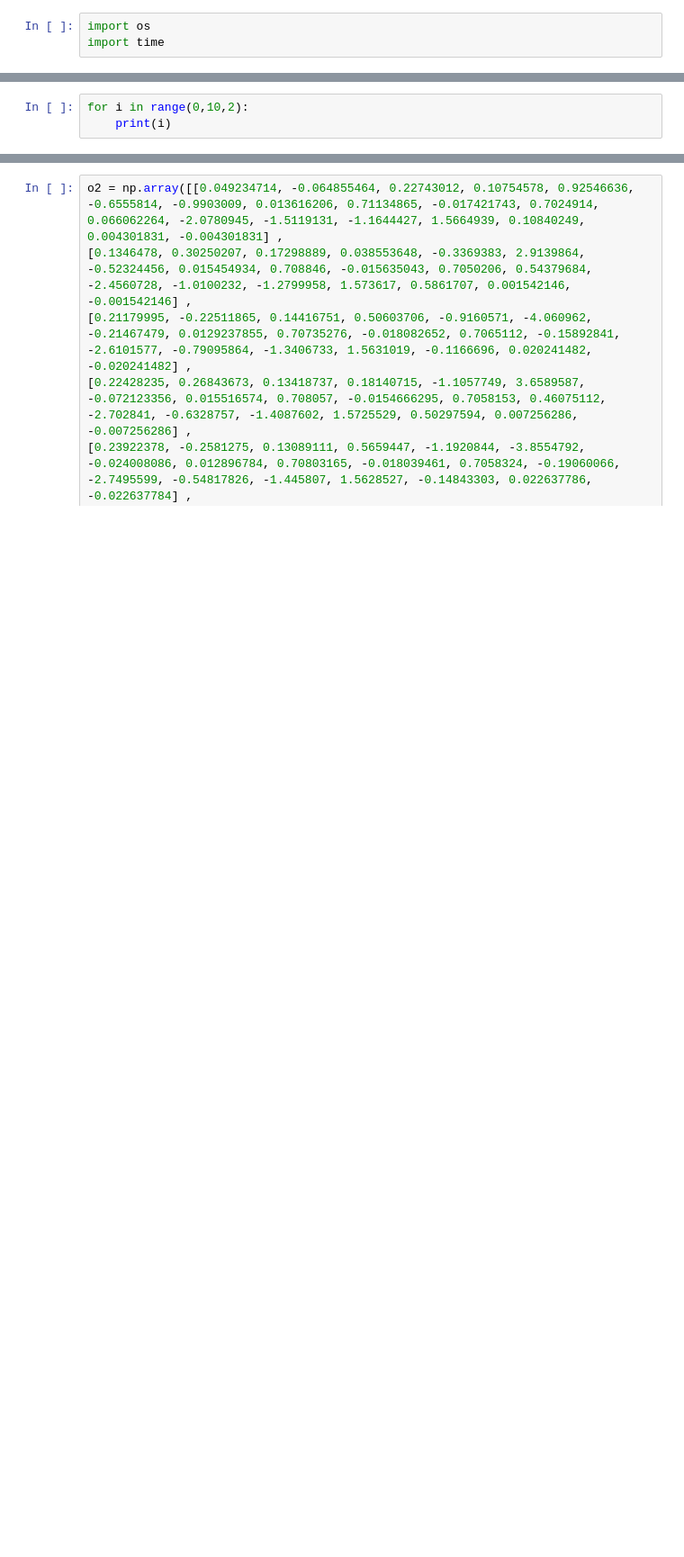
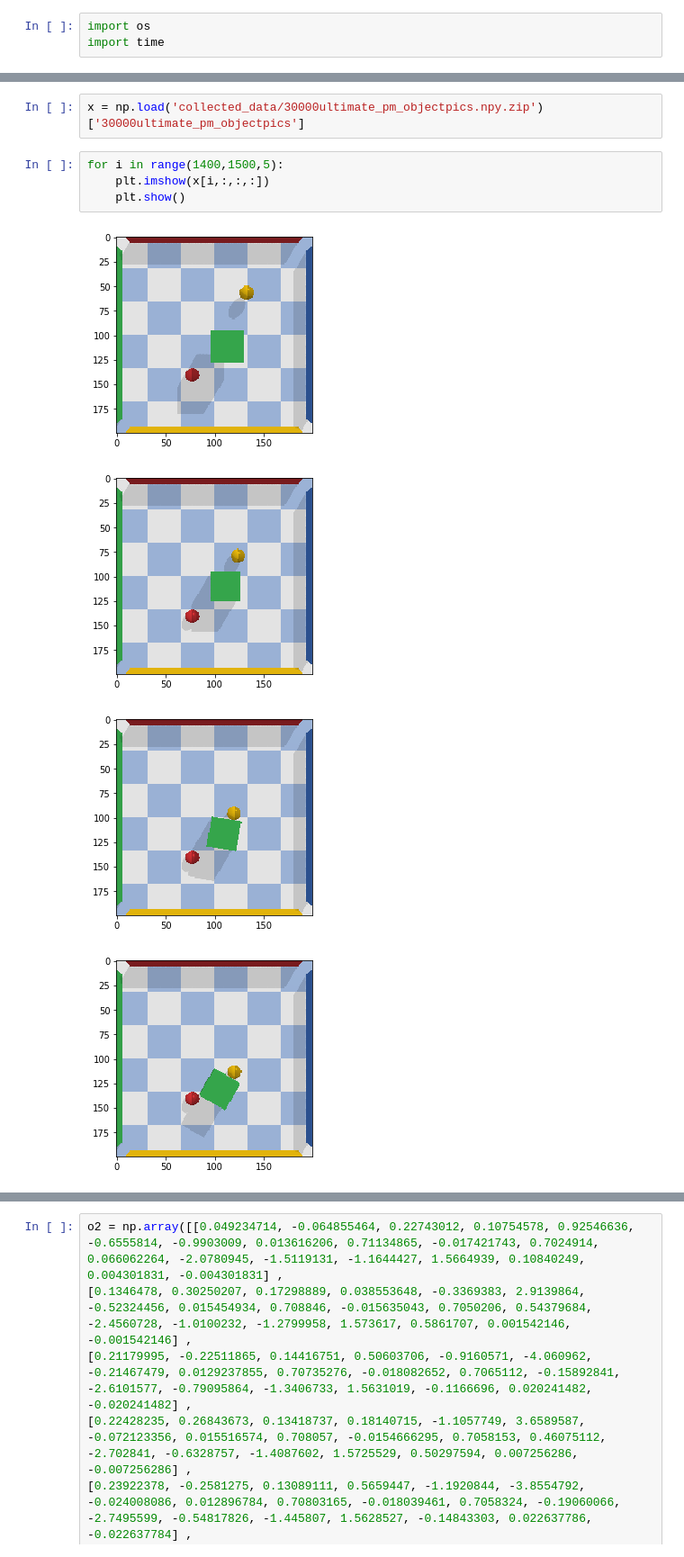
Before and after one commit to sholtodouglas/SAC_TF2, a Jupyter notebook: SAC_modular/Untitled.ipynb, the cells around one changed output, grey strips where cells are left out. Shown: that part at 90% size. Drawn from its saved outputs; the diff is of its cells as text; blank space fills up the shorter version.

```diff
--- a/SAC_modular/Untitled.ipynb
+++ b/SAC_modular/Untitled.ipynb
@@ -107,4 +123,11 @@ import time
+# %%
+x = np.load('collected_data/30000ultimate_pm_objectpics.npy.zip')['30000ultimate_pm_objectpics']
 # %%
-for i in range(0,10,2):
-    print(i)
+for i in range(1400,1500,5):
+    plt.imshow(x[i,:,:,:])
+    plt.show()
 # %% [output]
+[figure, added]
+[figure, added]
+[figure, added]
+[figure, added]
```
Also changed, not shown: parts of 9 cells of this notebook, 3 other files.
